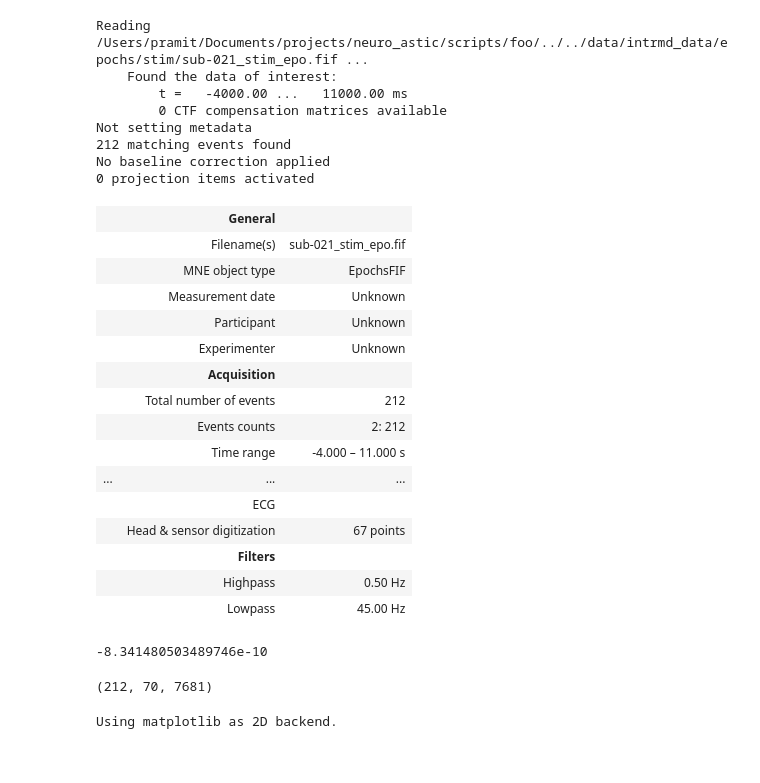
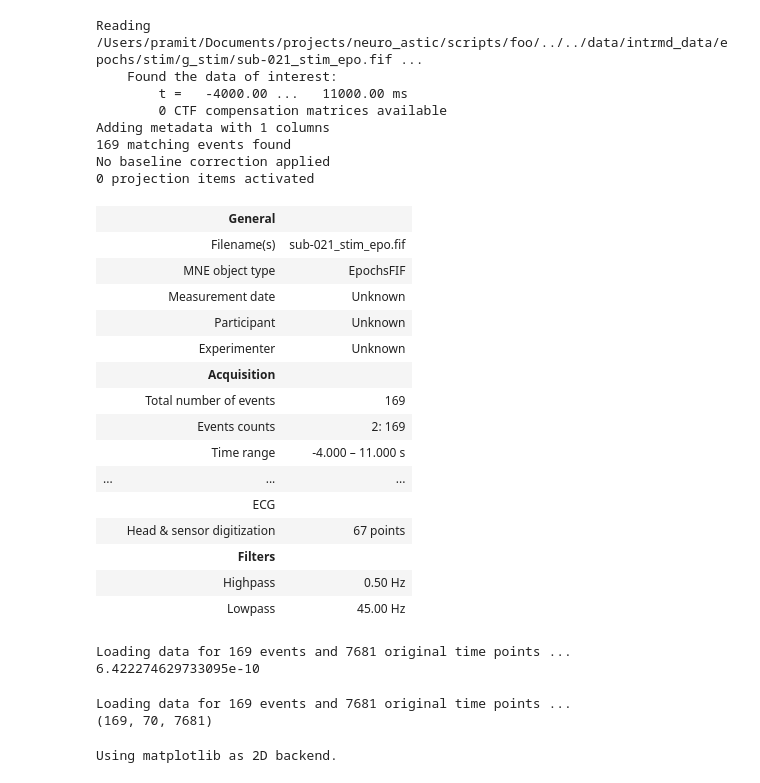
Before and after one commit to promit-3o20/neuro_astic, a Jupyter notebook: scripts/foo/03_epoch_analyse.ipynb, the cells around one changed output. Cells and saved outputs as stored; diff of their text form; code cells hidden in the pictures.

```diff
--- a/scripts/foo/03_epoch_analyse.ipynb
+++ b/scripts/foo/03_epoch_analyse.ipynb
@@ -1,29 +1,29 @@
 # %%
 import mne
 
-file_path = "../../data/intrmd_data/epochs/stim/sub-021_stim_epo.fif"
+file_path = "../../data/intrmd_data/epochs/stim/g_stim/sub-021_stim_epo.fif"
 
 # Try loading as epochs
 epochs = mne.read_epochs(file_path, preload=False)
 epochs
 # %% [output]
-Reading /Users/pramit/Documents/projects/neuro_astic/scripts/foo/../../data/intrmd_data/epochs/stim/sub-021_stim_epo.fif ...
+Reading /Users/pramit/Documents/projects/neuro_astic/scripts/foo/../../data/intrmd_data/epochs/stim/g_stim/sub-021_stim_epo.fif ...
     Found the data of interest:
         t =   -4000.00 ...   11000.00 ms
         0 CTF compensation matrices available
-Not setting metadata
-212 matching events found
+Adding metadata with 1 columns
+169 matching events found
 No baseline correction applied
 0 projection items activated
 |  | General |  |
 |  | Filename(s) | sub-021_stim_epo.fif |
 |  | MNE object type | EpochsFIF |
 |  | Measurement date | Unknown |
 |  | Participant | Unknown |
 |  | Experimenter | Unknown |
 |  | Acquisition |  |
-|  | Total number of events | 212 |
-|  | Events counts | 2: 212 |
+|  | Total number of events | 169 |
+|  | Events counts | 2: 169 |
 |  | Time range | -4.000 – 11.000 s |
 | ... | ... | ... |
 |  | ECG |  |
@@ -41,11 +41,13 @@ baseline_mean = data[:, :, : int(4 * 512)].mean()
 
 print(baseline_mean)
 # %% [output]
--8.341480503489746e-10
+Loading data for 169 events and 7681 original time points ...
+6.422274629733095e-10
 # %%
 print(epochs.get_data().shape)
 # %% [output]
-(212, 70, 7681)
+Loading data for 169 events and 7681 original time points ...
+(169, 70, 7681)
 # %%
 epochs.plot();
 # %% [output]
```
Also changed, not shown: parts of 4 cells of this notebook, 1 other file.
